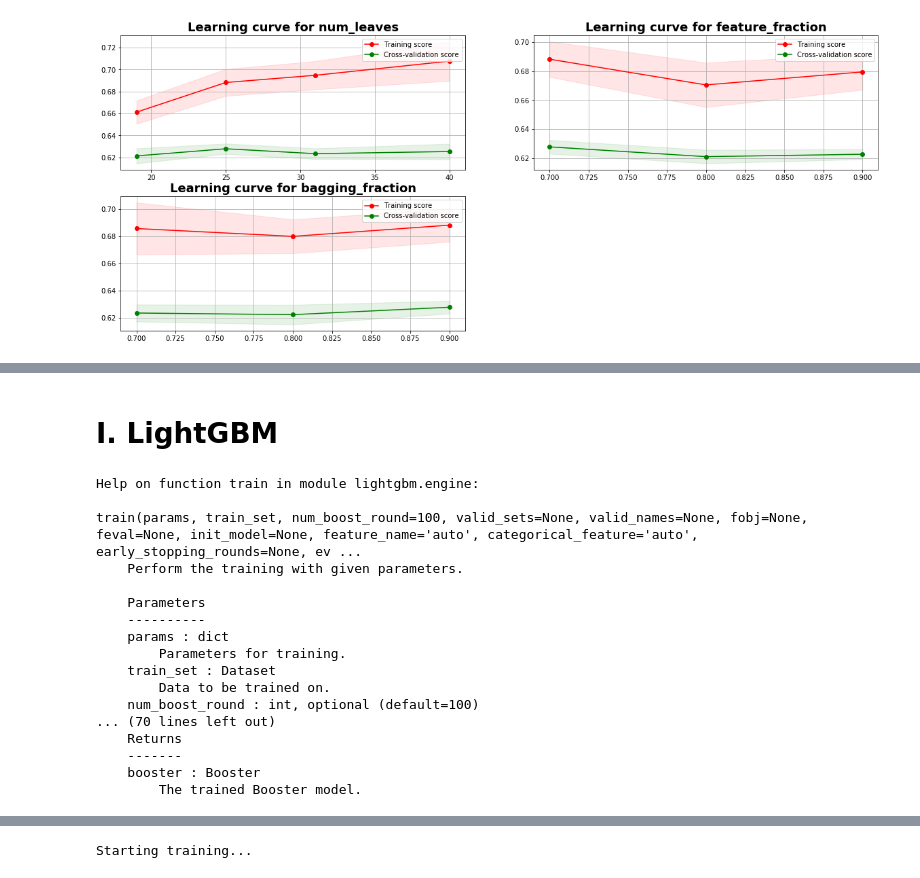
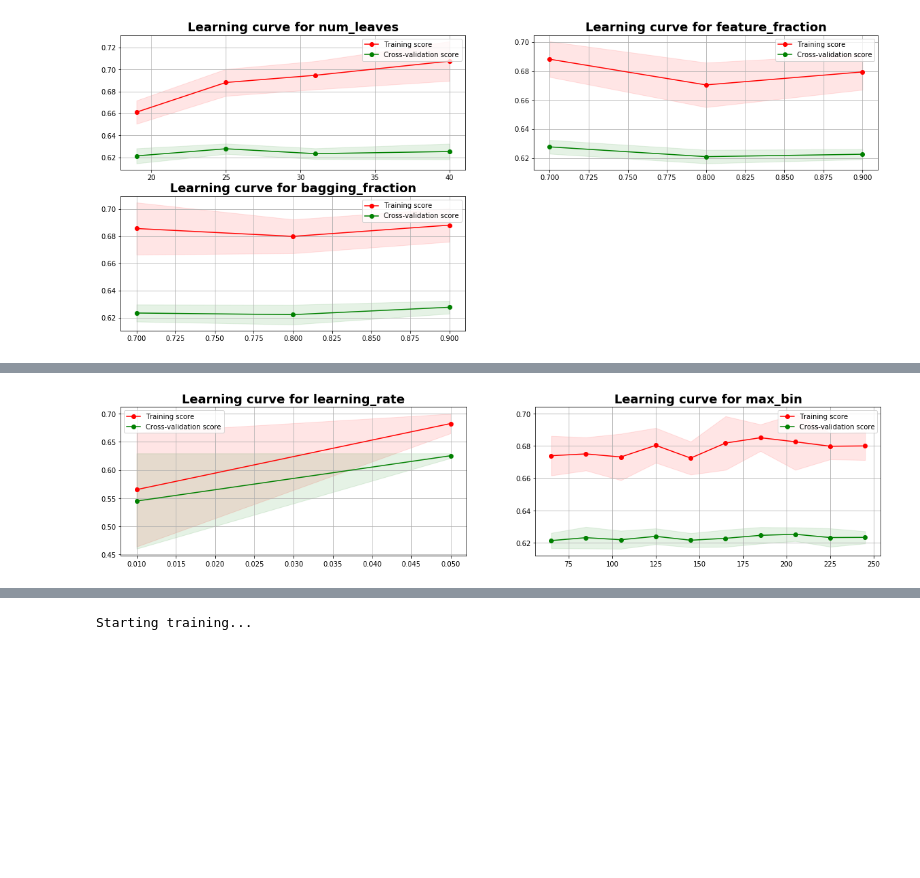
Before and after one commit to Durzot/DA_crowd_analytix, a Jupyter notebook: mortgage/notebook/Mortgage_2.ipynb, the cells around one changed output, grey strips where cells are left out. Drawn from its saved outputs; the diff is of its cells as text; code cells hidden in the pictures; blank space fills up the shorter version.

```diff
--- a/mortgage/notebook/Mortgage_2.ipynb
+++ b/mortgage/notebook/Mortgage_2.ipynb
@@ -707,22 +642,4 @@ dtype: float64
-# %% [markdown]
-# I. LightGBM
-# %%
-help(lgb.train)
-# %% [output]
-Help on function train in module lightgbm.engine:
-
-train(params, train_set, num_boost_round=100, valid_sets=None, valid_names=None, fobj=None, feval=None, init_model=None, feature_name='auto', categorical_feature='auto', early_stopping_rounds=None, ev ...
-    Perform the training with given parameters.
-
-    Parameters
-    ----------
-    params : dict
-        Parameters for training.
-    train_set : Dataset
-        Data to be trained on.
-    num_boost_round : int, optional (default=100)
-... (70 lines left out)
-    Returns
-    -------
-    booster : Booster
-        The trained Booster model.
+# %%
+plot_learning_curve(param_grid, gbm_grid.best_params_, gbm_grid.cv_results_)
+# %% [output]
+[figure, added]
```
Also changed, not shown: parts of 6 cells of this notebook, 1 other file.
